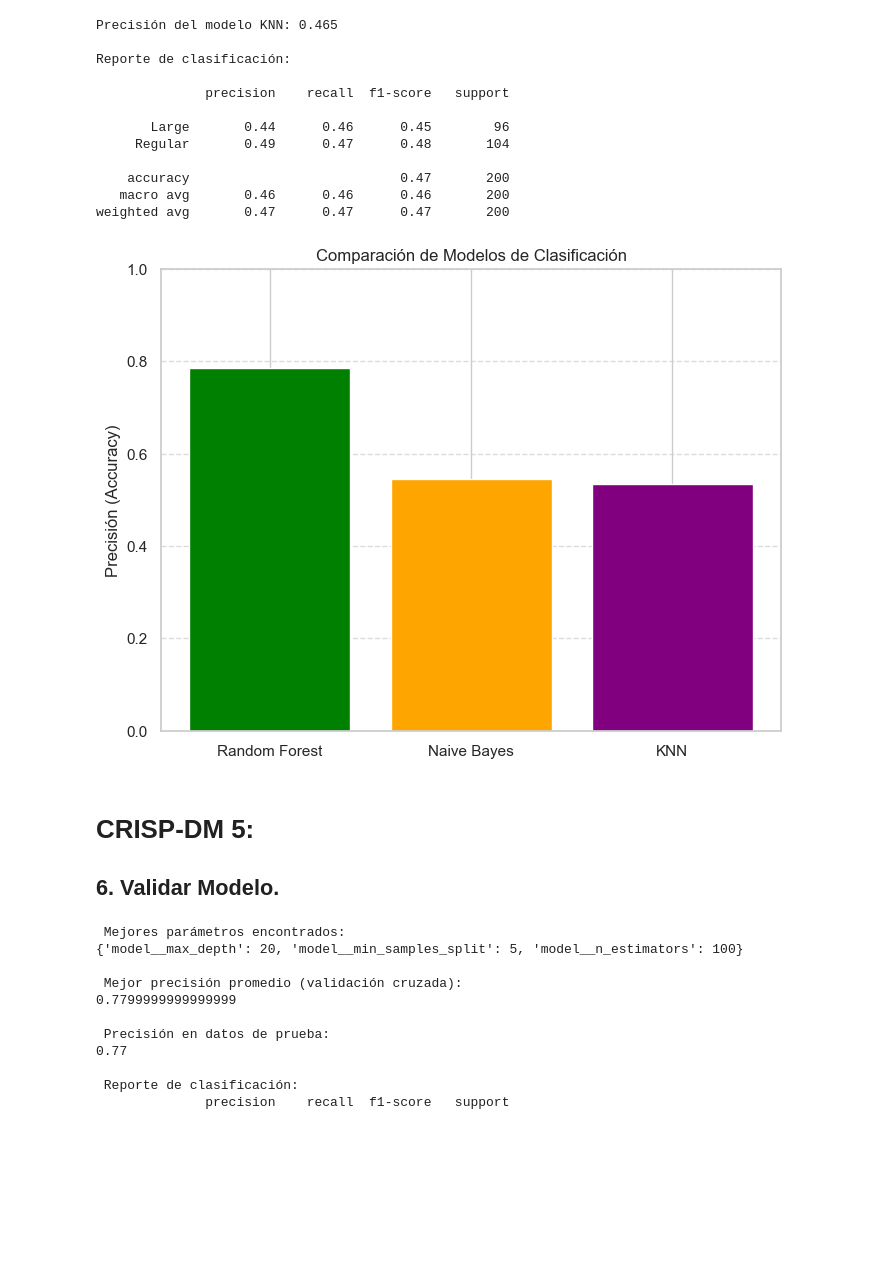
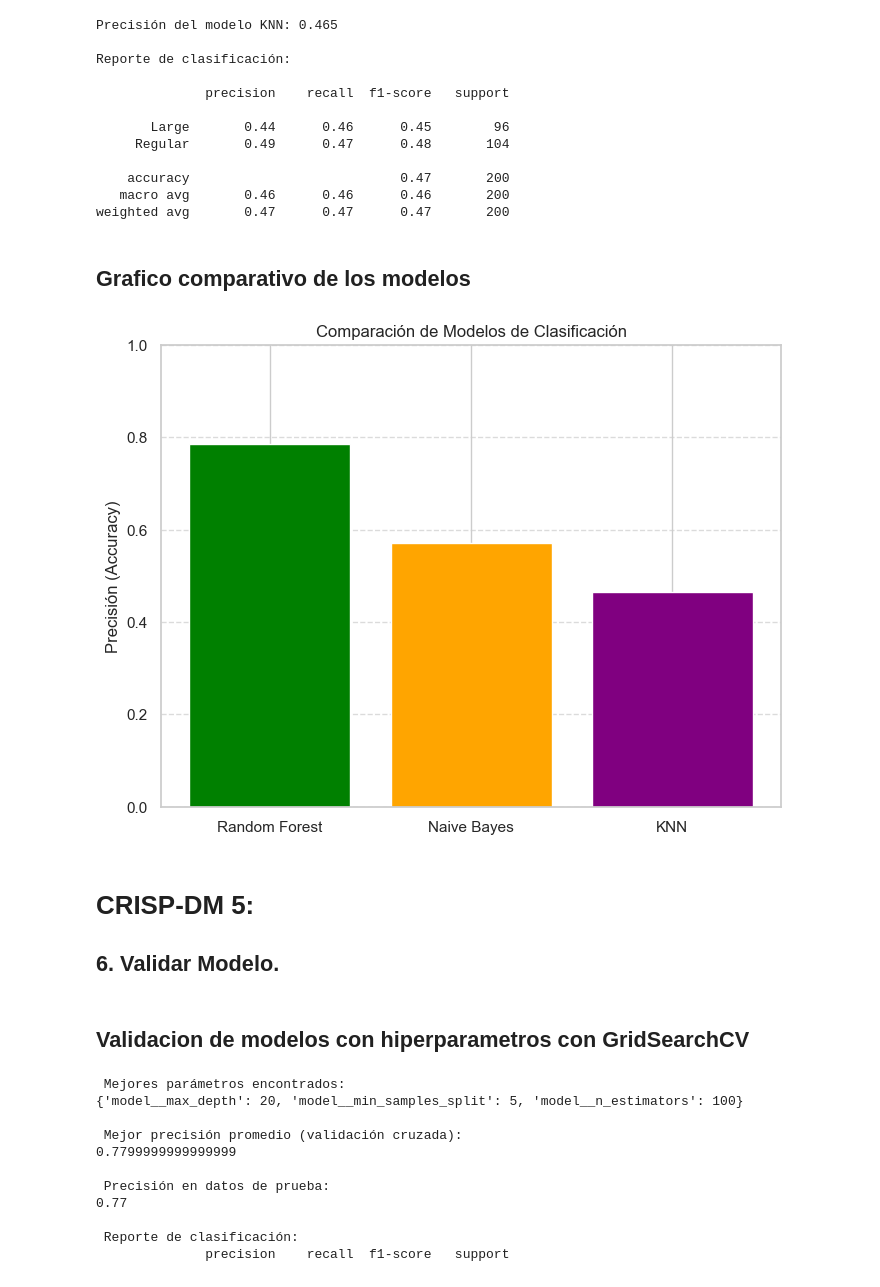
Before and after one commit to buitrekommando/mineriaAIEP_02, a Jupyter notebook: notebooks/0_consolidado.ipynb, the cells around one changed output. Drawn from its saved outputs; the diff is of its cells as text; code cells hidden in the pictures; blank space fills up the shorter version.

```diff
--- a/notebooks/0_consolidado.ipynb
+++ b/notebooks/0_consolidado.ipynb
@@ -914,26 +916,30 @@ Reporte de clasificación:
     accuracy                           0.47       200
    macro avg       0.46      0.46      0.46       200
 weighted avg       0.47      0.47      0.47       200
+# %% [markdown]
+## Grafico comparativo de los modelos
 # %%
 # Nombres de los modelos
 models = ['Random Forest', 'Naive Bayes', 'KNN']
 
 # Precisión de cada modelo (reemplaza con tus valores reales)
-accuracies = [0.785, 0.545, 0.535]  # ← Aquí va el accuracy real de cada uno
+accuracies = [0.785, 0.57, 0.465]  # ← Aquí va el accuracy real de cada uno
 
 # Crear gráfico de barras
 plt.figure(figsize=(8, 6))
 plt.bar(models, accuracies, color=['green', 'orange', 'purple'])
 plt.ylim(0, 1)
 plt.ylabel('Precisión (Accuracy)')
 plt.title('Comparación de Modelos de Clasificación')
 plt.grid(axis='y', linestyle='--', alpha=0.7)
 plt.show()
 # %% [output]
-[figure, old version]
+[figure, new version]
 # %% [markdown]
 # CRISP-DM 5:
 ## 6. Validar Modelo.
+# %% [markdown]
+## Validacion de modelos con hiperparametros con GridSearchCV
 # %%
 # Variables
 categorical_features = ['Order Day', 'Franja Horaria', 'Location', 'Taco Type', 'Weekend Order']
```
Also changed, not shown: parts of 2 cells of this notebook.
